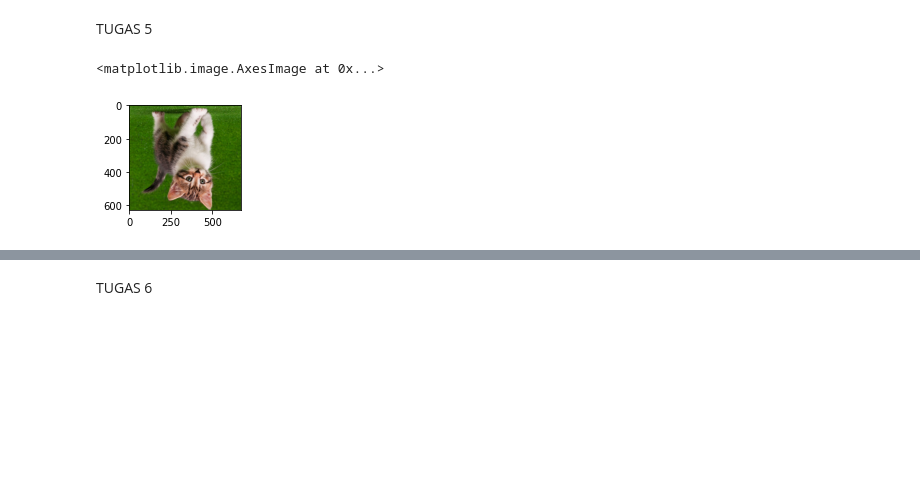
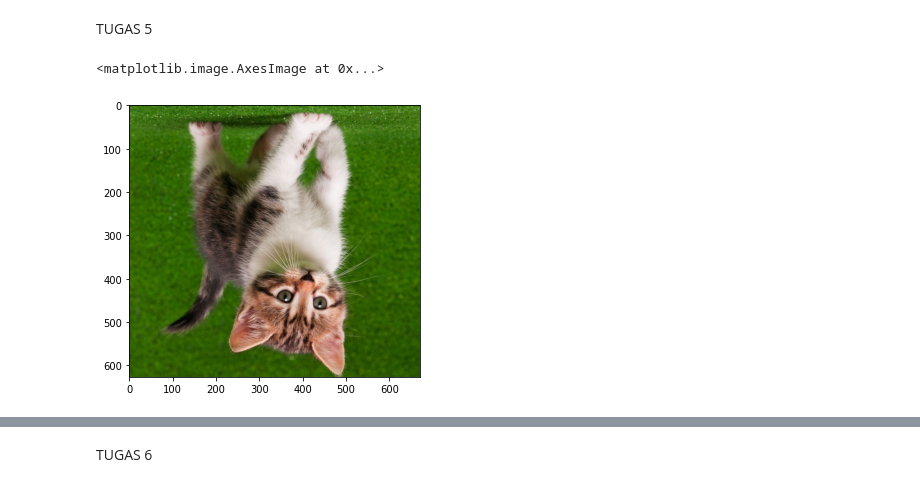
Before and after one commit to RifkieNurdianAdiNugroho/PCVK_Genap_2022, a Jupyter notebook: Week2.ipynb, the cells around one changed output, grey strips where cells are left out. Cells and saved outputs as stored; diff of their text form; code cells hidden in the pictures; blank space fills up the shorter version.

```diff
--- a/Week2.ipynb
+++ b/Week2.ipynb
@@ -13,7 +13,7 @@ from google.colab.patches import cv2_imshow
 from skimage import io
 import matplotlib.pyplot as plt
 import numpy as np
-img = cv.imread('/kitten01.jpg')
+img = cv.imread('/content/drive/MyDrive/kitten01.jpg')
 plt.imshow(img)
 # %% [output]
 <matplotlib.image.AxesImage at 0x...>
@@ -188,11 +188,11 @@ plt.imshow(img_kucing)
 # %% [markdown]
 TUGAS 5
 # %%
-img_s = cv.flip(cv.cvtColor(img,cv.COLOR_BGR2RGB),0)
+img_kucing = cv.flip(cv.cvtColor(img,cv.COLOR_BGR2RGB),0)
 
-fig = plt.figure(figsize=(2,5))
+fig = plt.figure(figsize=(6,5))
 ax = fig.add_subplot(111)
-ax.imshow(img_s)
+ax.imshow(img_kucing)
 # %% [output]
 <matplotlib.image.AxesImage at 0x...>
-[figure, old version]
+[figure, new version]
```
Also changed, not shown: parts of 8 cells of this notebook.
